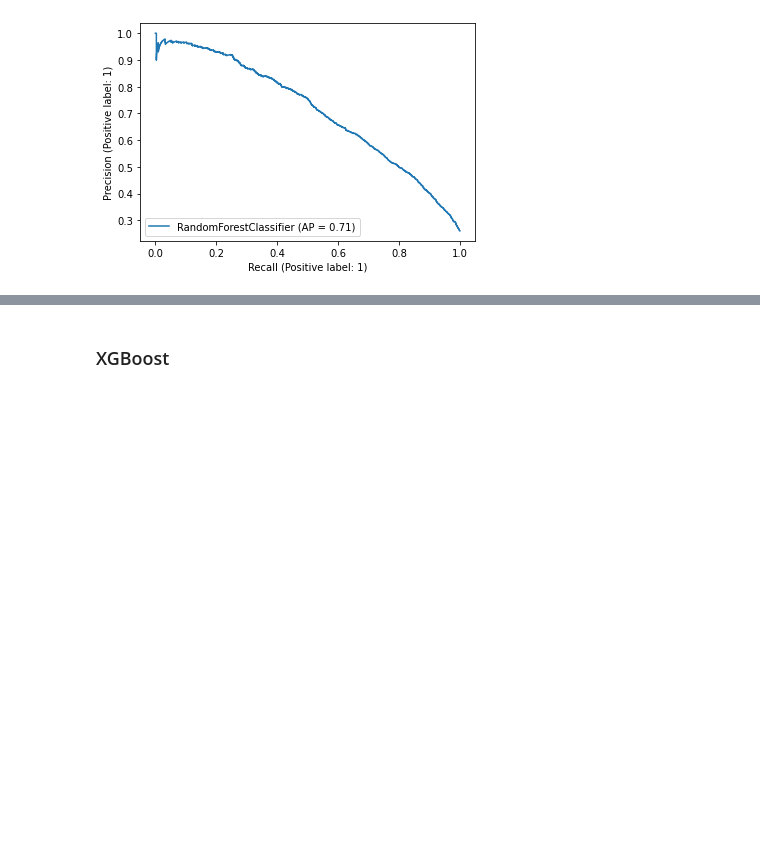
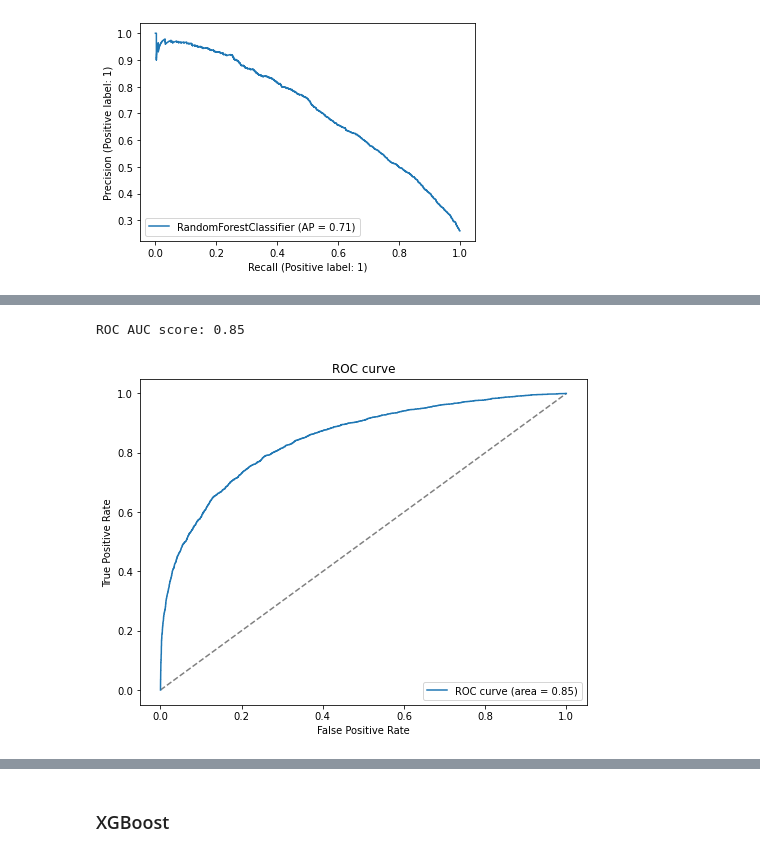
Before and after one commit to albertodiazr/TFM_churn, a Jupyter notebook: notebooks/03.MVP_Target_Encoding.ipynb, the cells around one changed output, grey strips where cells are left out. Cells and saved outputs as stored; diff of their text form; code cells hidden in the pictures; blank space fills up the shorter version.

```diff
--- a/notebooks/03.MVP_Target_Encoding.ipynb
+++ b/notebooks/03.MVP_Target_Encoding.ipynb
@@ -540,0 +616,5 @@ plot_precision_recall_curve(rfc, X_test, y_test);
+# %%
+plot_roc_curve(rfc_2, X_test, y_test);
+# %% [output]
+ROC AUC score: 0.85
+[figure, added]
```
Also changed, not shown: parts of 15 cells of this notebook, 1 other file.
